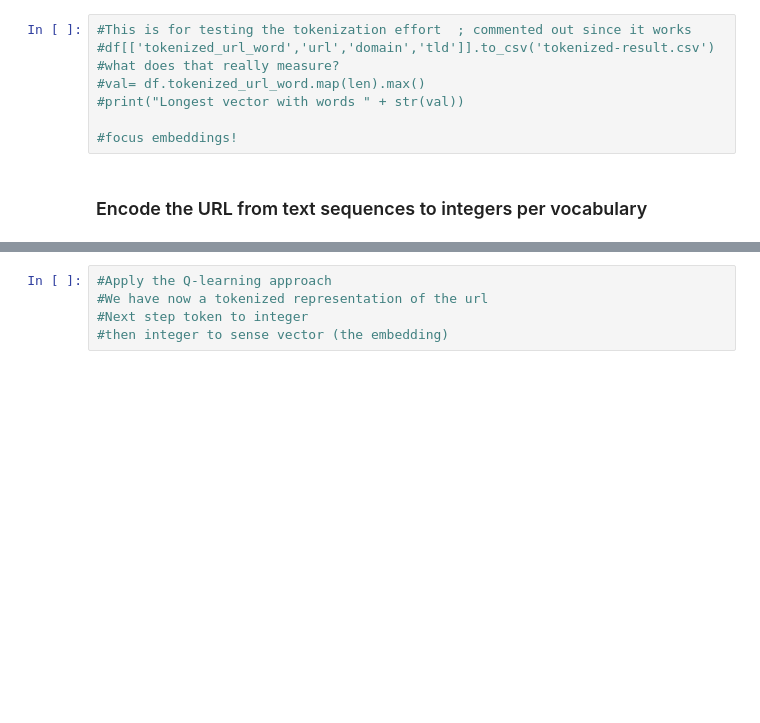
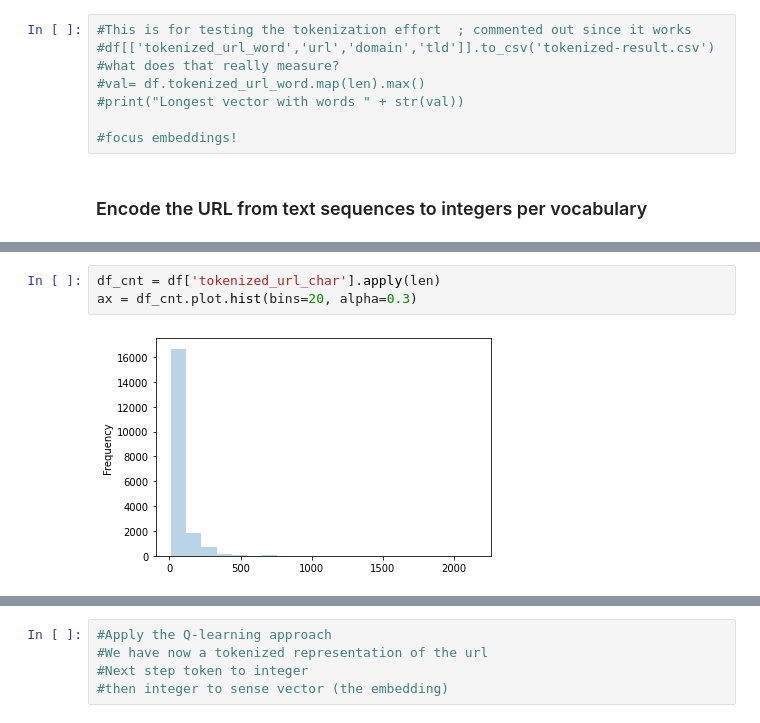
Before and after one commit to jsemrau/URLNet-TF, a Jupyter notebook: URLNet-TF.ipynb, the cells around one changed output, grey strips where cells are left out. Saved outputs shown, nothing was run; the diff lists cells and outputs as text; blank space fills up the shorter version.

```diff
--- a/URLNet-TF.ipynb
+++ b/URLNet-TF.ipynb
@@ -204 +278,6 @@ print(tf_keras_encoded[2] )
+# %%
+df_cnt = df['tokenized_url_char'].apply(len)
+ax = df_cnt.plot.hist(bins=20, alpha=0.3)
+# %% [output]
+[figure, added]
 # %%
```
Also changed, not shown: parts of 23 cells of this notebook, 1 other file.
